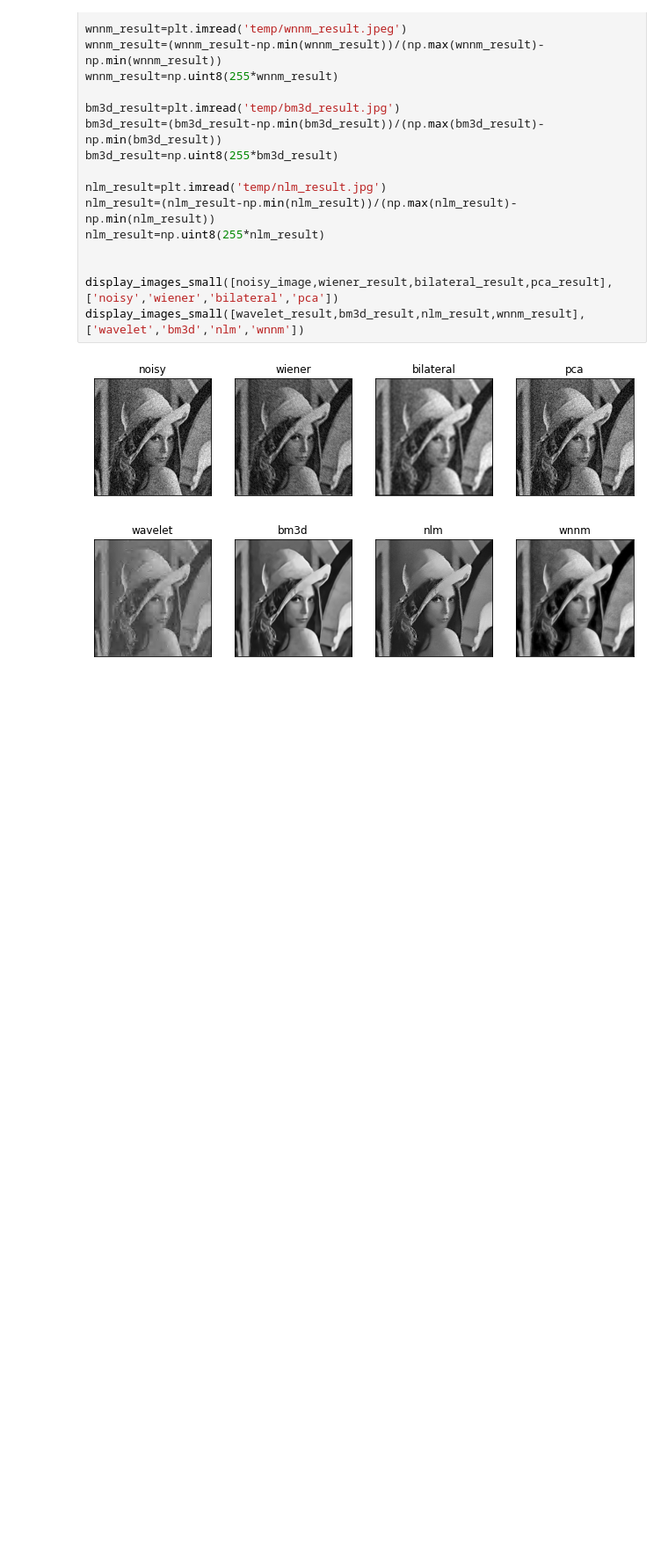
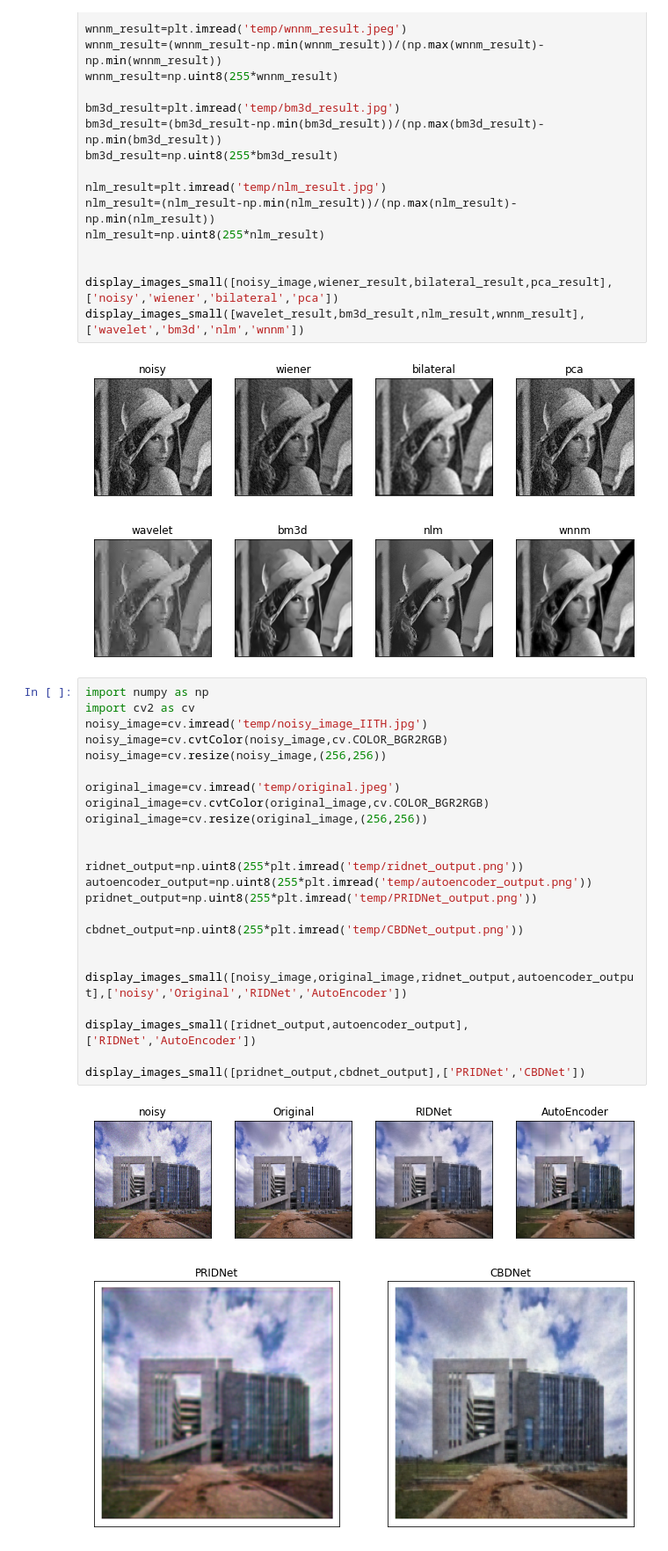
Before and after one commit to saumya221/image_denoising_project, a Jupyter notebook: performance_metric/performance_metric.ipynb, the cells around one changed output. Shown at 88% size. Drawn from its saved outputs; the diff is of its cells as text; blank space fills up the shorter version.

Commit message:
Added output images
Added output images

```diff
--- a/performance_metric/performance_metric.ipynb
+++ b/performance_metric/performance_metric.ipynb
@@ -372,3 +372,30 @@ display_images_small([wavelet_result,bm3d_result,nlm_result,wnnm_result],['wavel
 # %% [output]
 [figure]
 [figure]
+# %%
+import numpy as np
+import cv2 as cv
+noisy_image=cv.imread('temp/noisy_image_IITH.jpg')
+noisy_image=cv.cvtColor(noisy_image,cv.COLOR_BGR2RGB)
+noisy_image=cv.resize(noisy_image,(256,256))
+
+original_image=cv.imread('temp/original.jpeg')
+original_image=cv.cvtColor(original_image,cv.COLOR_BGR2RGB)
+original_image=cv.resize(original_image,(256,256))
+
+
+ridnet_output=np.uint8(255*plt.imread('temp/ridnet_output.png'))
+autoencoder_output=np.uint8(255*plt.imread('temp/autoencoder_output.png'))
+pridnet_output=np.uint8(255*plt.imread('temp/PRIDNet_output.png'))
+
+cbdnet_output=np.uint8(255*plt.imread('temp/CBDNet_output.png'))
+
+
+display_images_small([noisy_image,original_image,ridnet_output,autoencoder_output],['noisy','Original','RIDNet','AutoEncoder'])
+
+display_images_small([ridnet_output,autoencoder_output],['RIDNet','AutoEncoder'])
+
+display_images_small([pridnet_output,cbdnet_output],['PRIDNet','CBDNet'])
+# %% [output]
+[figure, added]
+[figure, added]
```
Also changed, not shown: 8 other files.
